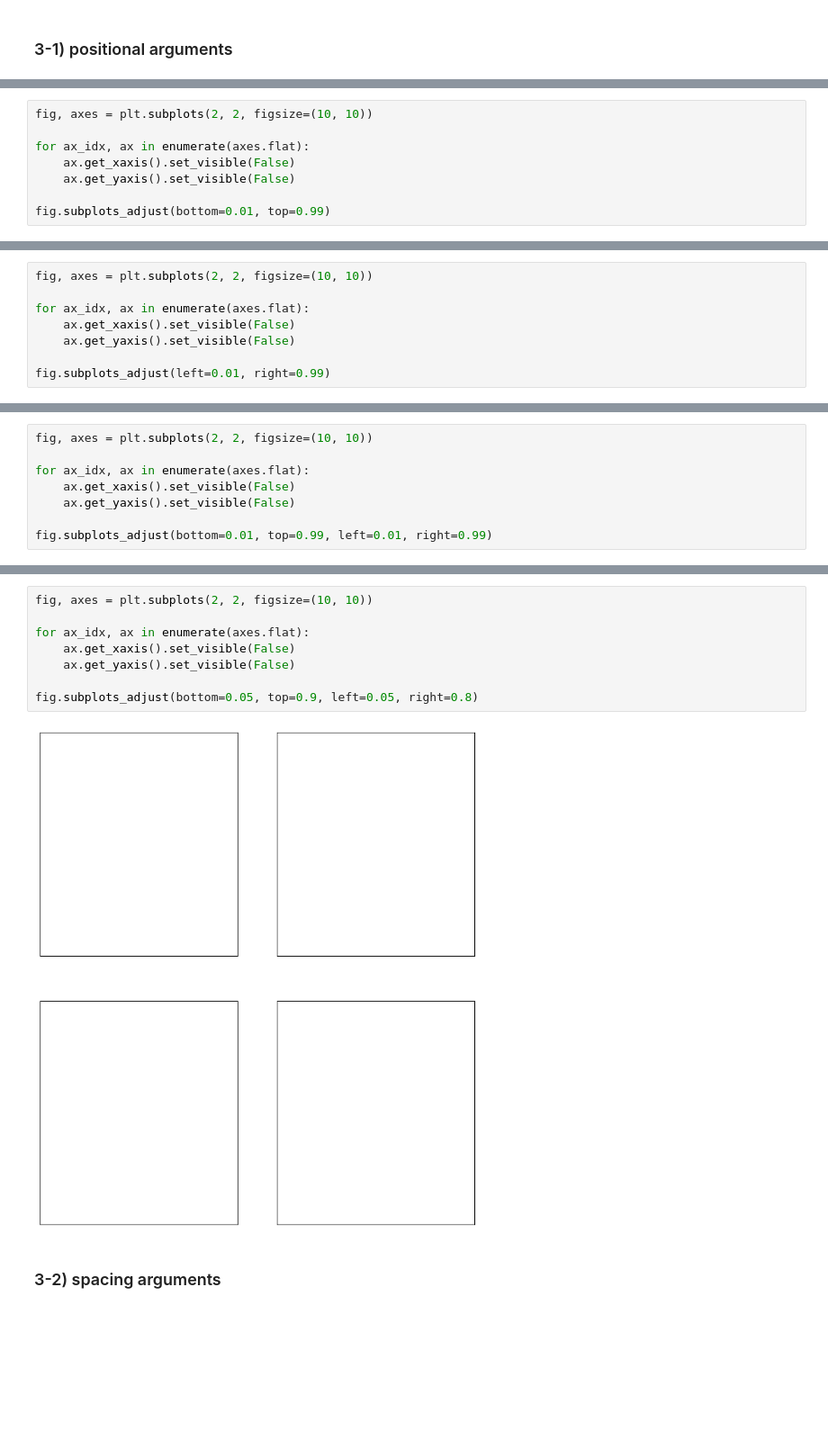
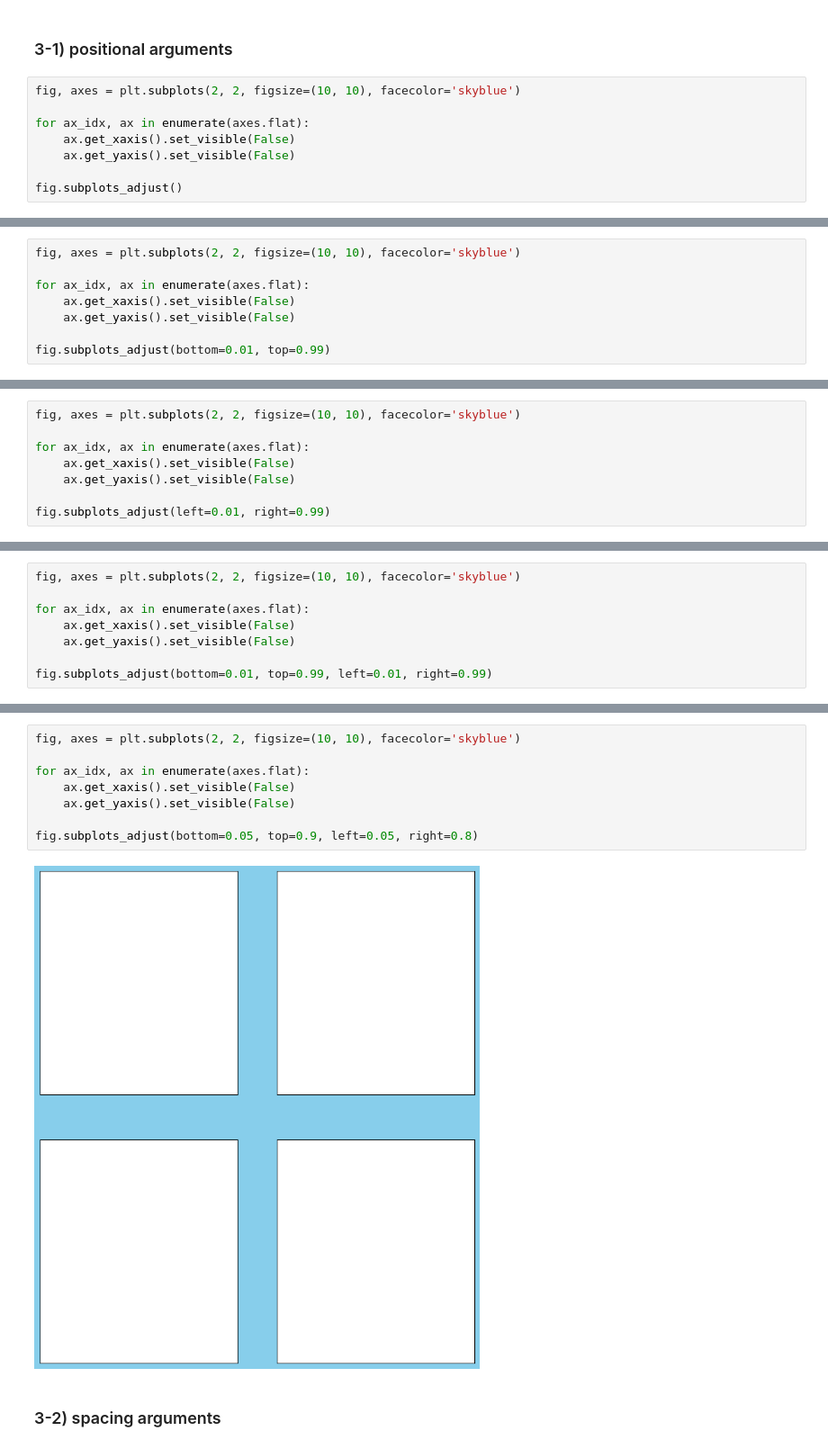
Before and after one commit to scarypillowz/Matplotlib, a Jupyter notebook: axes 조정.ipynb, the cells around one changed output, grey strips where cells are left out. Shown at 90% size. Saved outputs shown, nothing was run; the diff lists cells and outputs as text; blank space fills up the shorter version.

```diff
--- a/axes 조정.ipynb
+++ b/axes 조정.ipynb
@@ -55,3 +47,11 @@ for ax_idx, ax in enumerate(axes.flat):
         - wspace, hspace
 # %% [markdown]
 ### 3-1) positional arguments
+# %%
+fig, axes = plt.subplots(2, 2, figsize=(10, 10), facecolor='skyblue')
+
+for ax_idx, ax in enumerate(axes.flat):
+    ax.get_xaxis().set_visible(False)
+    ax.get_yaxis().set_visible(False)
+
+fig.subplots_adjust()
@@ -58,5 +60,5 @@ for ax_idx, ax in enumerate(axes.flat):
 # %%
-fig, axes = plt.subplots(2, 2, figsize=(10, 10))
+fig, axes = plt.subplots(2, 2, figsize=(10, 10), facecolor='skyblue')
 
 for ax_idx, ax in enumerate(axes.flat):
     ax.get_xaxis().set_visible(False)
@@ -68,5 +70,5 @@ fig.subplots_adjust(bottom=0.01, top=0.99)
 # %%
-fig, axes = plt.subplots(2, 2, figsize=(10, 10))
+fig, axes = plt.subplots(2, 2, figsize=(10, 10), facecolor='skyblue')
 
 for ax_idx, ax in enumerate(axes.flat):
     ax.get_xaxis().set_visible(False)
@@ -78,5 +80,5 @@ fig.subplots_adjust(left=0.01, right=0.99)
 # %%
-fig, axes = plt.subplots(2, 2, figsize=(10, 10))
+fig, axes = plt.subplots(2, 2, figsize=(10, 10), facecolor='skyblue')
 
 for ax_idx, ax in enumerate(axes.flat):
     ax.get_xaxis().set_visible(False)
@@ -88,13 +90,13 @@ fig.subplots_adjust(bottom=0.01, top=0.99, left=0.01, right=0.99)
 # %%
-fig, axes = plt.subplots(2, 2, figsize=(10, 10))
+fig, axes = plt.subplots(2, 2, figsize=(10, 10), facecolor='skyblue')
 
 for ax_idx, ax in enumerate(axes.flat):
     ax.get_xaxis().set_visible(False)
     ax.get_yaxis().set_visible(False)
 
 fig.subplots_adjust(bottom=0.05, top=0.9, left=0.05, right=0.8)
 # %% [output]
-[figure, old version]
+[figure, new version]
 # %% [markdown]
 ### 3-2) spacing arguments
 # %%
```
Also changed, not shown: parts of 11 cells of this notebook, 1 other file.
